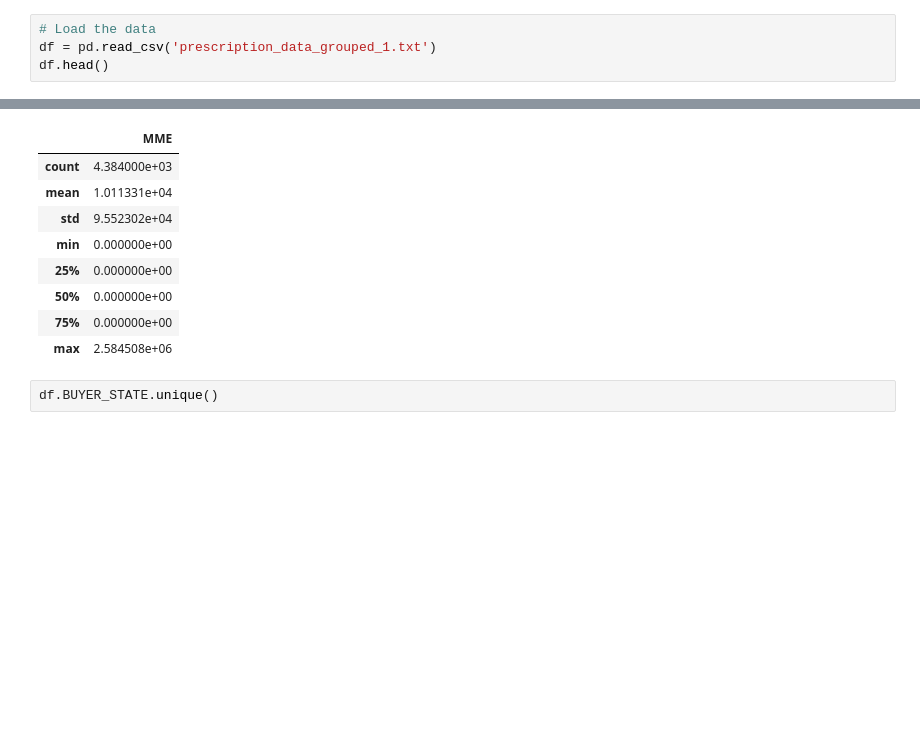
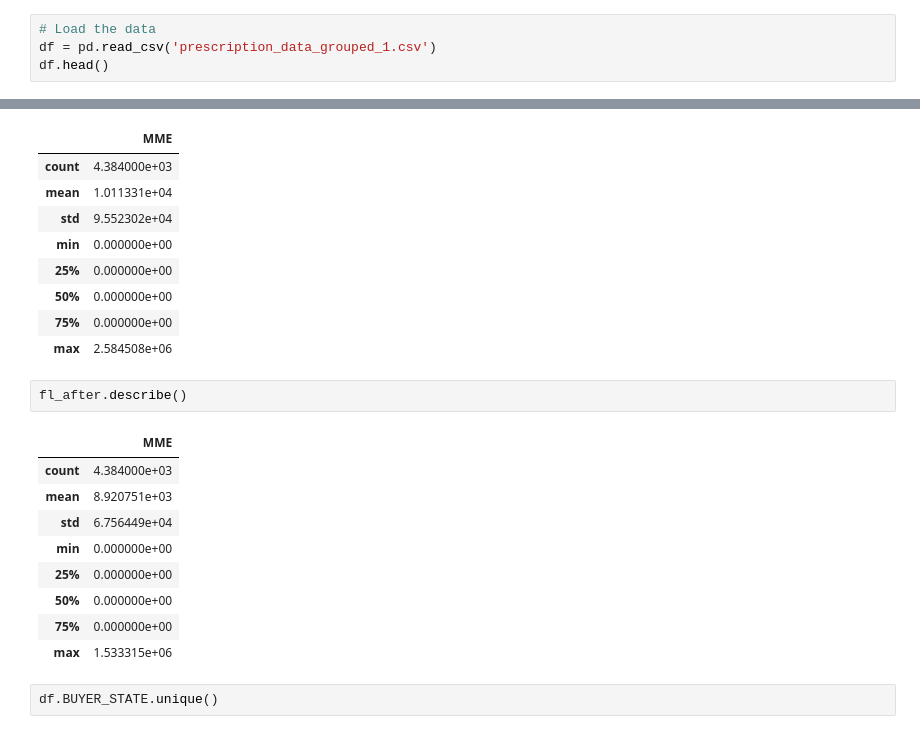
Before and after one commit to MIDS-at-Duke/pds-2022-turquoise-team, a Jupyter notebook: 20_intermediate_files/prep_eda.ipynb, the cells around one changed output, grey strips where cells are left out. Saved outputs shown, nothing was run; the diff lists cells and outputs as text; blank space fills up the shorter version.

```diff
--- a/20_intermediate_files/prep_eda.ipynb
+++ b/20_intermediate_files/prep_eda.ipynb
@@ -13,7 +13,7 @@ import warnings
 warnings.filterwarnings('ignore')
 # %%
 # Load the data
-df = pd.read_csv('prescription_data_grouped_1.txt')
+df = pd.read_csv('prescription_data_grouped_1.csv')
 df.head()
 # %% [output]
 |  | BUYER_STATE | BUYER_COUNTY | T_YEAR | MME |
@@ -195,6 +195,18 @@ fl_before.describe()
 | 50% | 0.000000e+00 |
 | 75% | 0.000000e+00 |
 | max | 2.584508e+06 |
+# %%
+fl_after.describe()
+# %% [output]
+|  | MME |
+| count | 4.384000e+03 |
+| mean | 8.920751e+03 |
+| std | 6.756449e+04 |
+| min | 0.000000e+00 |
+| 25% | 0.000000e+00 |
+| 50% | 0.000000e+00 |
+| 75% | 0.000000e+00 |
+| max | 1.533315e+06 |
 # %%
 df.BUYER_STATE.unique()
 # %% [output]
```
Also changed, not shown: parts of 3 cells of this notebook.
